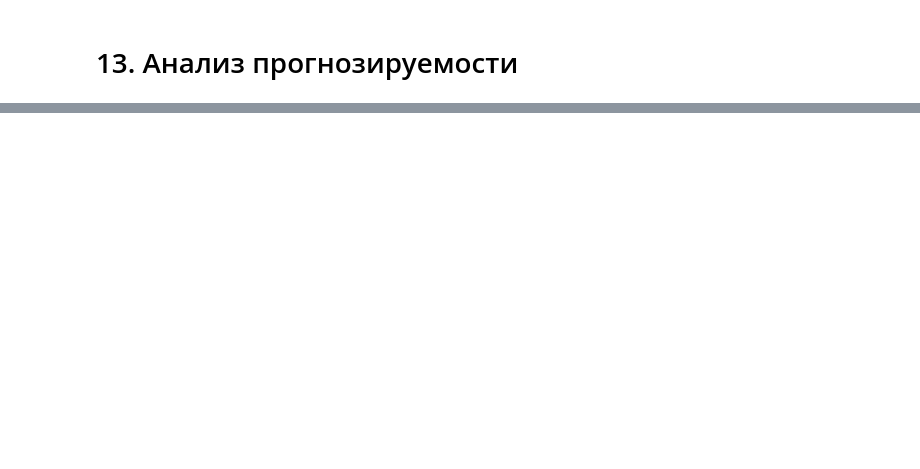
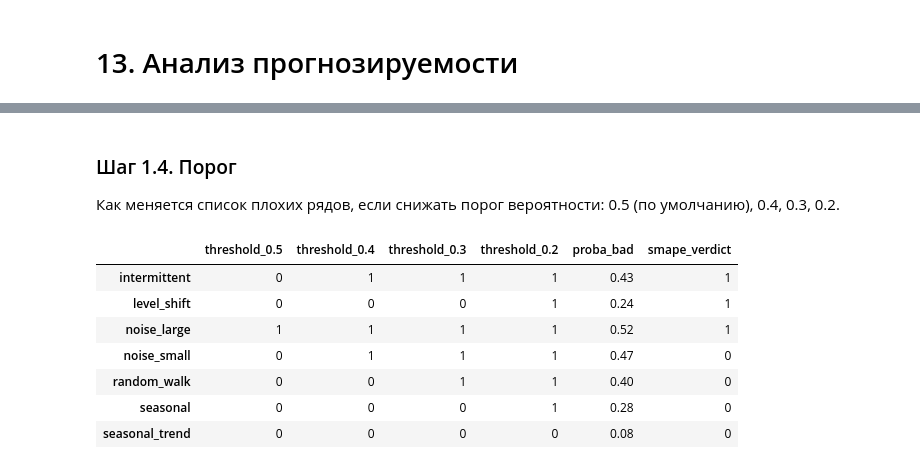
Before and after one commit to skv-analyst/study-data-analytics, a Jupyter notebook: 05-etna/notebooks/13-predictability.ipynb, the cells around one changed output, grey strips where cells are left out. Saved outputs shown, nothing was run; the diff lists cells and outputs as text; code cells hidden in the pictures; blank space fills up the shorter version.

```diff
--- a/05-etna/notebooks/13-predictability.ipynb
+++ b/05-etna/notebooks/13-predictability.ipynb
@@ -59,0 +93,14 @@ def save_fig(fig, name: str) -> None:
+# %%
+# Вердикт анализатора по сырым рядам: 1 — ряд плохо прогнозируется, 0 — хорошо
+analyzer = PredictabilityAnalyzer.load(MODEL_PATH)
+
+start = time.perf_counter()
+verdict = analyzer.analyze_predictability(ts)
+analyzer_seconds = time.perf_counter() - start
+
+# Вероятность класса 1 («плохой»); ряды в get_series_from_dataset идут в алфавитном порядке сегментов
+proba_bad = analyzer.predict_proba(analyzer.get_series_from_dataset(ts))
+
+result = pd.DataFrame({"analyzer_verdict": verdict, "proba_bad": dict(zip(sorted(ts.segments), proba_bad))})
+print(f"анализатор: {analyzer_seconds:.1f} с на {len(ts.segments)} рядов")
+result.round(2)
@@ -59,0 +137,10 @@ def save_fig(fig, name: str) -> None:
+# %%
+# Честная проверка: backtest простой модели «как в тот же день неделю назад», горизонт 14 дней, 3 фолда
+pipeline = Pipeline(model=NaiveModel(lag=7), transforms=[], horizon=14)
+metrics_df = pipeline.backtest(ts, metrics=[SMAPE()], n_folds=3, aggregate_metrics=True, joblib_params={"verbose": 0})["metrics"]
+
+SMAPE_THRESHOLD = 20  # ряд считаем плохим, если ошибка простой модели не меньше 20%
+result["smape"] = metrics_df.set_index("segment")["SMAPE"]
+result["smape_verdict"] = (result["smape"] >= SMAPE_THRESHOLD).astype(int)
+result["match"] = result["analyzer_verdict"] == result["smape_verdict"]
+result.round(2)
@@ -59,0 +173,19 @@ def save_fig(fig, name: str) -> None:
+# %% [markdown]
+### Шаг 1.4. Порог
+
+Как меняется список плохих рядов, если снижать порог вероятности: 0.5 (по умолчанию), 0.4, 0.3, 0.2.
+# %%
+# Порог вероятности: по умолчанию 0.5; ниже порог — больше рядов попадает в «плохие»
+thresholds = [0.5, 0.4, 0.3, 0.2]
+pd.DataFrame(
+    {f"threshold_{threshold}": (result["proba_bad"] > threshold).astype(int) for threshold in thresholds}
+).assign(proba_bad=result["proba_bad"].round(2), smape_verdict=result["smape_verdict"])
+# %% [output]
+|  | threshold_0.5 | threshold_0.4 | threshold_0.3 | threshold_0.2 | proba_bad | smape_verdict |
+| intermittent | 0 | 1 | 1 | 1 | 0.43 | 1 |
+| level_shift | 0 | 0 | 0 | 1 | 0.24 | 1 |
+| noise_large | 1 | 1 | 1 | 1 | 0.52 | 1 |
+| noise_small | 0 | 1 | 1 | 1 | 0.47 | 0 |
+| random_walk | 0 | 0 | 1 | 1 | 0.40 | 0 |
+| seasonal | 0 | 0 | 0 | 1 | 0.28 | 0 |
+| seasonal_trend | 0 | 0 | 0 | 0 | 0.08 | 0 |
```
Also changed, not shown: parts of 20 cells of this notebook, 3 other files.
